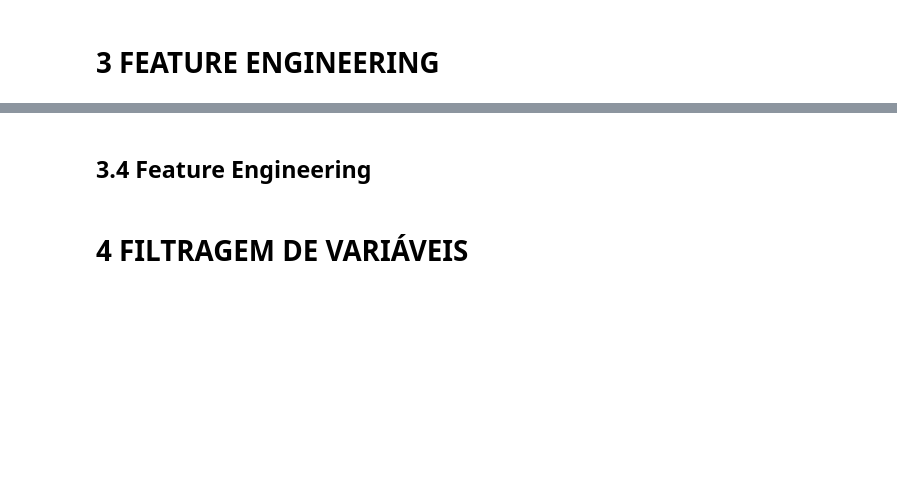
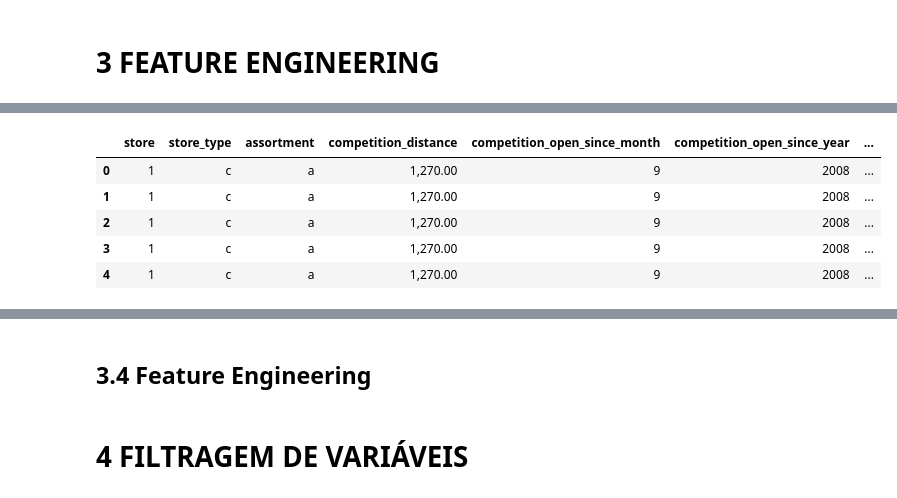
Before and after one commit to rafael-asousa/Sales-Prediction, a Jupyter notebook: notebook/Notebook-Sales-Prediction.ipynb, the cells around one changed output, grey strips where cells are left out. Saved outputs shown, nothing was run; the diff lists cells and outputs as text; code cells hidden in the pictures; blank space fills up the shorter version.

```diff
--- a/notebook/Notebook-Sales-Prediction.ipynb
+++ b/notebook/Notebook-Sales-Prediction.ipynb
@@ -303,3 +336,5 @@ sns.boxplot(x='state_holiday', y='sales', data=aux1)
 # %% [markdown]
 # 3 FEATURE ENGINEERING
+# %%
+df3 = df2.copy()
 # %% [markdown]
@@ -306,0 +346,9 @@ sns.boxplot(x='state_holiday', y='sales', data=aux1)
+# %%
+df3.head()
+# %% [output]
+|  | store | store_type | assortment | competition_distance | competition_open_since_month | competition_open_since_year | ... |
+| 0 | 1 | c | a | 1,270.00 | 9 | 2008 | ... |
+| 1 | 1 | c | a | 1,270.00 | 9 | 2008 | ... |
+| 2 | 1 | c | a | 1,270.00 | 9 | 2008 | ... |
+| 3 | 1 | c | a | 1,270.00 | 9 | 2008 | ... |
+| 4 | 1 | c | a | 1,270.00 | 9 | 2008 | ... |
```
Also changed, not shown: parts of 21 cells of this notebook, 1 other file.
